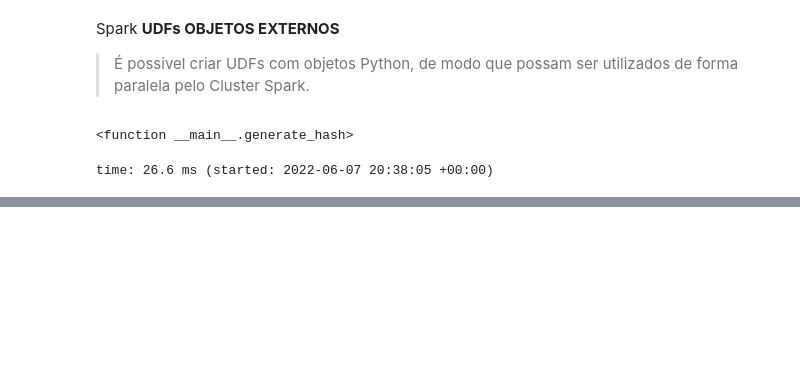
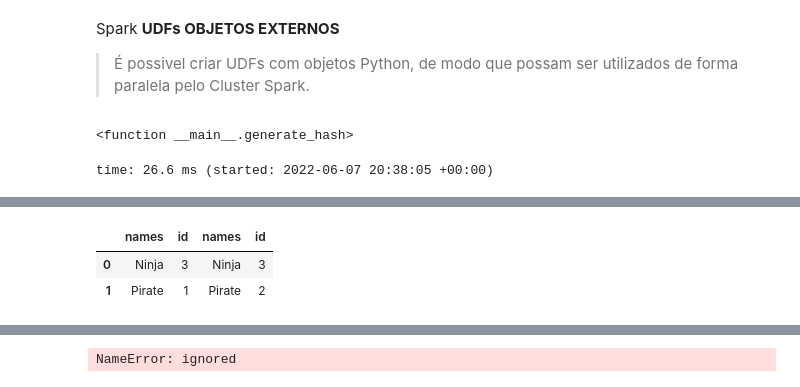
Before and after one commit to victor1cg/Spark, a Jupyter notebook: Big_Data_Spark.ipynb, the cells around one changed output, grey strips where cells are left out. Cells and saved outputs as stored; diff of their text form; code cells hidden in the pictures; blank space fills up the shorter version.

```diff
--- a/Big_Data_Spark.ipynb
+++ b/Big_Data_Spark.ipynb
@@ -390,0 +405,8 @@ Spark **JOINS**
+# %%
+# INNER JOIN
+inner_join = table_a.join(table_b, table_a.names == table_b.names)
+display_df(inner_join)
+# %% [output]
+|  | names | id | names | id |
+| 0 | Ninja | 3 | Ninja | 3 |
+| 1 | Pirate | 1 | Pirate | 2 |
@@ -390,0 +414,6 @@ Spark **JOINS**
+# %%
+# LEFT JOIN
+inner_join = table_a.join(table_b, table_a.names == table_b.names, how = 'left') #Tambem podemos usar left outer
+display_df(inner_join)
+# %% [output]
+NameError: ignored
```
Also changed, not shown: parts of 29 cells of this notebook.
